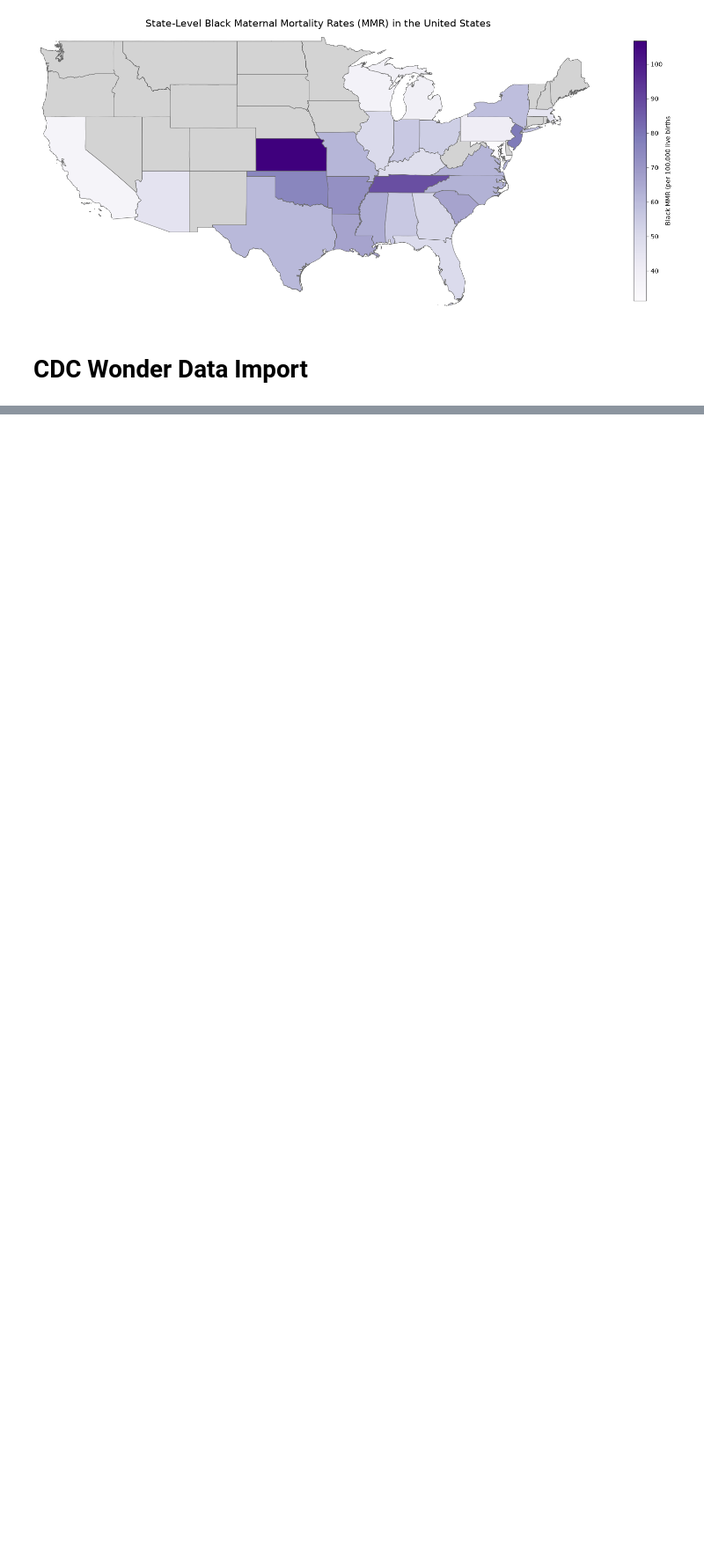
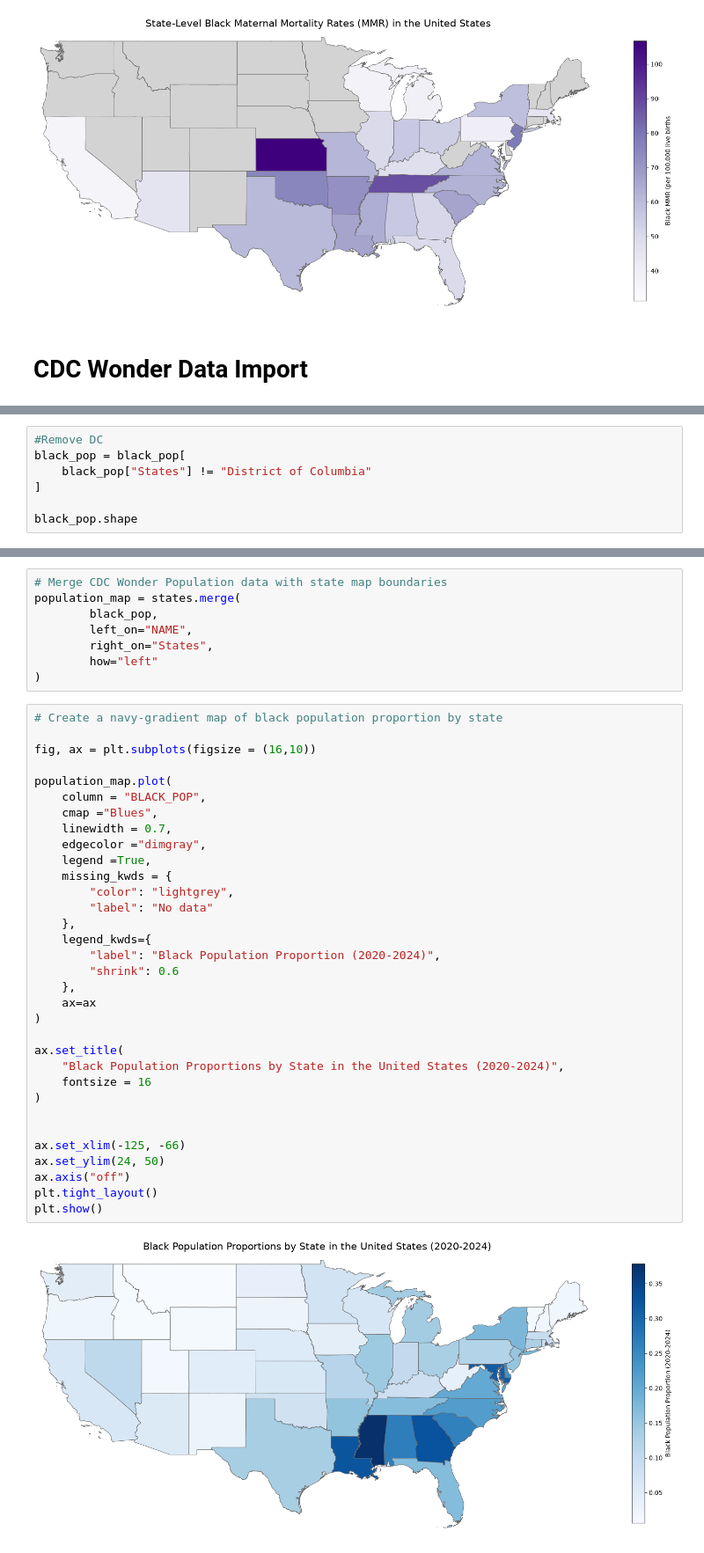
Before and after one commit to zebracodecat/zebra_MMR_Research_Milestone_2, a Jupyter notebook: mmr_analysis.ipynb, the cells around one changed output, grey strips where cells are left out. Shown at 88% size. Saved outputs shown, nothing was run; the diff lists cells and outputs as text; blank space fills up the shorter version.

```diff
--- a/mmr_analysis.ipynb
+++ b/mmr_analysis.ipynb
@@ -275,0 +404,7 @@ plt.show()
+# %%
+#Remove DC
+black_pop = black_pop[
+    black_pop["States"] != "District of Columbia"
+]
+
+black_pop.shape
@@ -289,3 +451,46 @@ df_wonder.head(10)
 | 7 | NaN | 2024.0 | 2024.0 | Alabama | 1.0 | American Indian or Alaska Native | 1002-5 | High school graduate or GED compl... | ... |
 | 8 | NaN | 2024.0 | 2024.0 | Alabama | 1.0 | American Indian or Alaska Native | 1002-5 | High school graduate or GED compl... | ... |
 | 9 | NaN | 2024.0 | 2024.0 | Alabama | 1.0 | American Indian or Alaska Native | 1002-5 | Some college credit, but not a de... | ... |
+# %%
+# Merge CDC Wonder Population data with state map boundaries
+population_map = states.merge(
+        black_pop,
+        left_on="NAME",
+        right_on="States",
+        how="left"
+)
+# %%
+# Create a navy-gradient map of black population proportion by state
+
+fig, ax = plt.subplots(figsize = (16,10))
+
+population_map.plot(
+    column = "BLACK_POP",
+    cmap ="Blues",
+    linewidth = 0.7,
+    edgecolor ="dimgray",
+    legend =True,
+    missing_kwds = {
+        "color": "lightgrey",
+        "label": "No data"
+    },
+    legend_kwds={
+        "label": "Black Population Proportion (2020-2024)",
+        "shrink": 0.6
+    },
+    ax=ax
+)
+
+ax.set_title(
+    "Black Population Proportions by State in the United States (2020-2024)",
+    fontsize = 16
+)
+
+
+ax.set_xlim(-125, -66)
+ax.set_ylim(24, 50)
+ax.axis("off")
+plt.tight_layout()
+plt.show()
+# %% [output]
+[figure, added]
```
Also changed, not shown: parts of 28 cells of this notebook, 6 other files.
